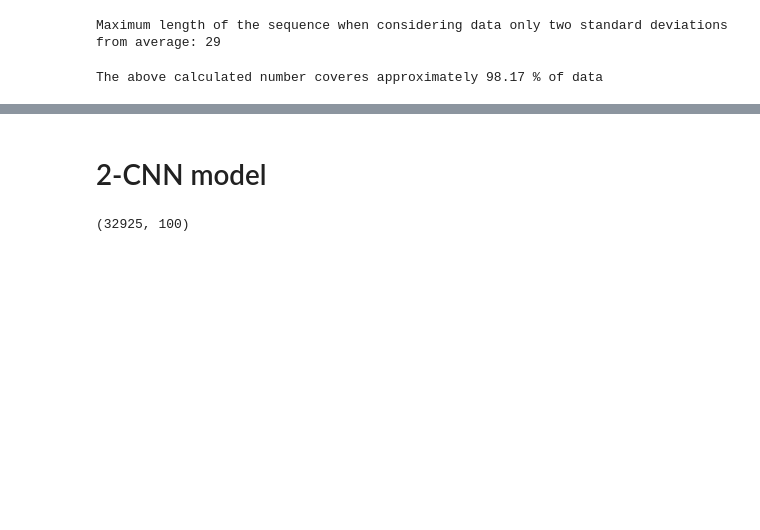
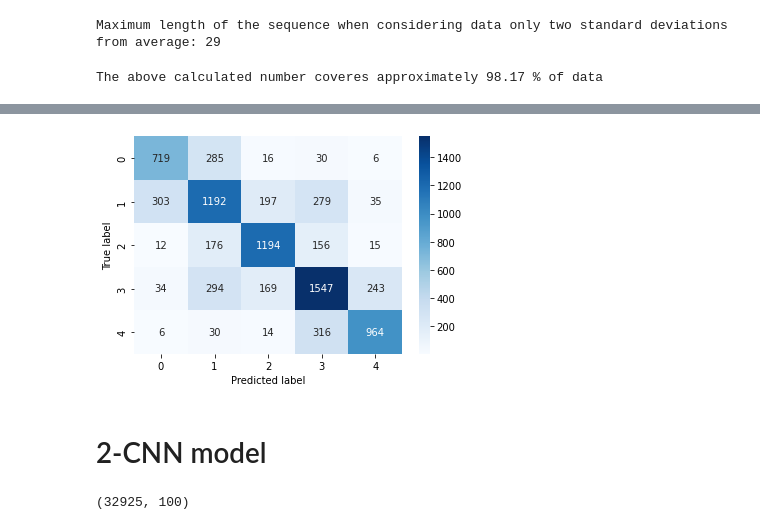
Before and after one commit to avishekiitism/Sentiment-Analysis, a Jupyter notebook: 11_04_cnn+lstm.ipynb, the cells around one changed output, grey strips where cells are left out. Drawn from its saved outputs; the diff is of its cells as text; code cells hidden in the pictures; blank space fills up the shorter version.

```diff
--- a/11_04_cnn+lstm.ipynb
+++ b/11_04_cnn+lstm.ipynb
@@ -382,6 +353,6 @@ def lstm_model(Xtrain,Xval,ytrain,yval,V,D,maxlen,epochs):
 # %%
 D = 64 #embedding dims
-epochs = 20
-r,model,n_epochs = lstm_model(Xtrain,Xval,ytrain,yval,V,D,max_seq_len,epochs)
+epochs = 10
+r,model,n_epochs = lstm_model(Xtrain,Xval,ytrain,yval,V,D,max_seq_len,epochs,5)
 # %% [output]
 ----Building the model----
@@ -430,10 +407,16 @@ print(dict(zip(model.metrics_names, result)))
 # %%
-#Generate predictions for the test dataset
-ypred = model.predict(pad_test)
-ypred = ypred>0.5
-#Get the confusion matrix
+# Generate predictions for the test dataset
+ypred_prob = model.predict(pad_test)
+
+# Get the class with the highest probability for each sample
+ypred = np.argmax(ypred_prob, axis=1)
+
+# Get the confusion matrix
 cf_matrix = confusion_matrix(ytest, ypred)
-sns.heatmap(cf_matrix,annot = True,fmt ='g', cmap='Blues')
+
+# Visualize the confusion matrix
+sns.heatmap(cf_matrix, annot=True, fmt='g', cmap='Blues')
 plt.xlabel('Predicted label')
 plt.ylabel('True label')
 plt.show()
+# %% [output]
@@ -440,3 +424,4 @@ plt.show()
+[figure, added]
 # %% [markdown]
 # 2-CNN model
 # %%
```
Also changed, not shown: parts of 27 cells of this notebook.
